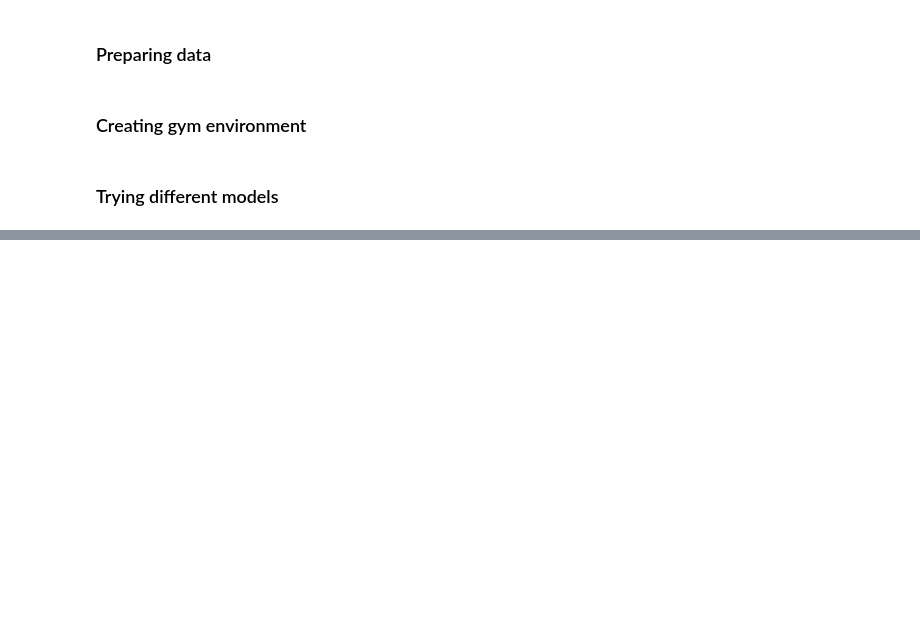
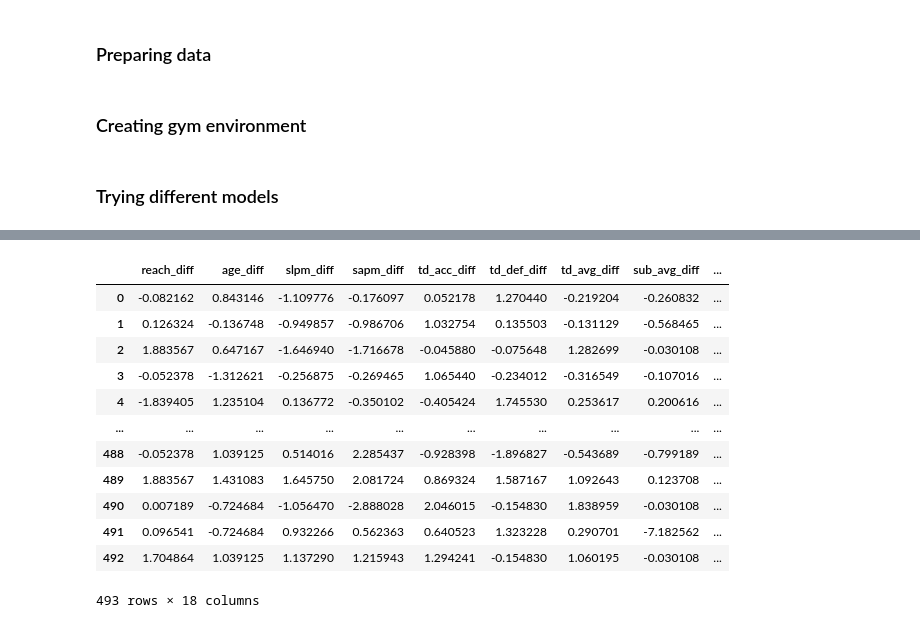
Before and after one commit to hsinger24/UFC-betting, a Jupyter notebook: machine_learning.ipynb, the cells around one changed output, grey strips where cells are left out. Cells and saved outputs as stored; diff of their text form; code cells hidden in the pictures; blank space fills up the shorter version.

```diff
--- a/machine_learning.ipynb
+++ b/machine_learning.ipynb
@@ -913,2 +915,13 @@ Current funds: 108306.29504158277
 # %%
 model.save('SAC_model')
+# %%
+# Generating predictions
+
+rl_prediction_columns = ['reach_diff', 'age_diff', 'slpm_diff', 'sapm_diff', 'td_acc_diff', 'td_def_diff',
+              'td_avg_diff', 'sub_avg_diff', 'strk_acc_diff', 'strk_def_diff', 'wins_diff',
+              'losses_diff', 'win_pct_diff', 'weight_1', 'age_1', 'Prediction_1_lr', 'Prediction_rf']
+rl_data = data[rl_prediction_columns]
+for col in rl_prediction_columns:
+    rl_data[col] = rl_data[col].astype('float')
+
+rl_data['Prediction_RL'] = rl_data.apply(lambda x: model.predict(x), axis = 1)
@@ -914,0 +939,16 @@ model.save('SAC_model')
+# %%
+rl_data
+# %% [output]
+|  | reach_diff | age_diff | slpm_diff | sapm_diff | td_acc_diff | td_def_diff | td_avg_diff | sub_avg_diff | ... |
+| 0 | -0.082162 | 0.843146 | -1.109776 | -0.176097 | 0.052178 | 1.270440 | -0.219204 | -0.260832 | ... |
+| 1 | 0.126324 | -0.136748 | -0.949857 | -0.986706 | 1.032754 | 0.135503 | -0.131129 | -0.568465 | ... |
+| 2 | 1.883567 | 0.647167 | -1.646940 | -1.716678 | -0.045880 | -0.075648 | 1.282699 | -0.030108 | ... |
+| 3 | -0.052378 | -1.312621 | -0.256875 | -0.269465 | 1.065440 | -0.234012 | -0.316549 | -0.107016 | ... |
+| 4 | -1.839405 | 1.235104 | 0.136772 | -0.350102 | -0.405424 | 1.745530 | 0.253617 | 0.200616 | ... |
+| ... | ... | ... | ... | ... | ... | ... | ... | ... | ... |
+| 488 | -0.052378 | 1.039125 | 0.514016 | 2.285437 | -0.928398 | -1.896827 | -0.543689 | -0.799189 | ... |
+| 489 | 1.883567 | 1.431083 | 1.645750 | 2.081724 | 0.869324 | 1.587167 | 1.092643 | 0.123708 | ... |
+| 490 | 0.007189 | -0.724684 | -1.056470 | -2.888028 | 2.046015 | -0.154830 | 1.838959 | -0.030108 | ... |
+| 491 | 0.096541 | -0.724684 | 0.932266 | 0.562363 | 0.640523 | 1.323228 | 0.290701 | -7.182562 | ... |
+| 492 | 1.704864 | 1.039125 | 1.137290 | 1.215943 | 1.294241 | -0.154830 | 1.060195 | -0.030108 | ... |
+493 rows × 18 columns
```
Also changed, not shown: parts of 5 cells of this notebook, 2 other files.
